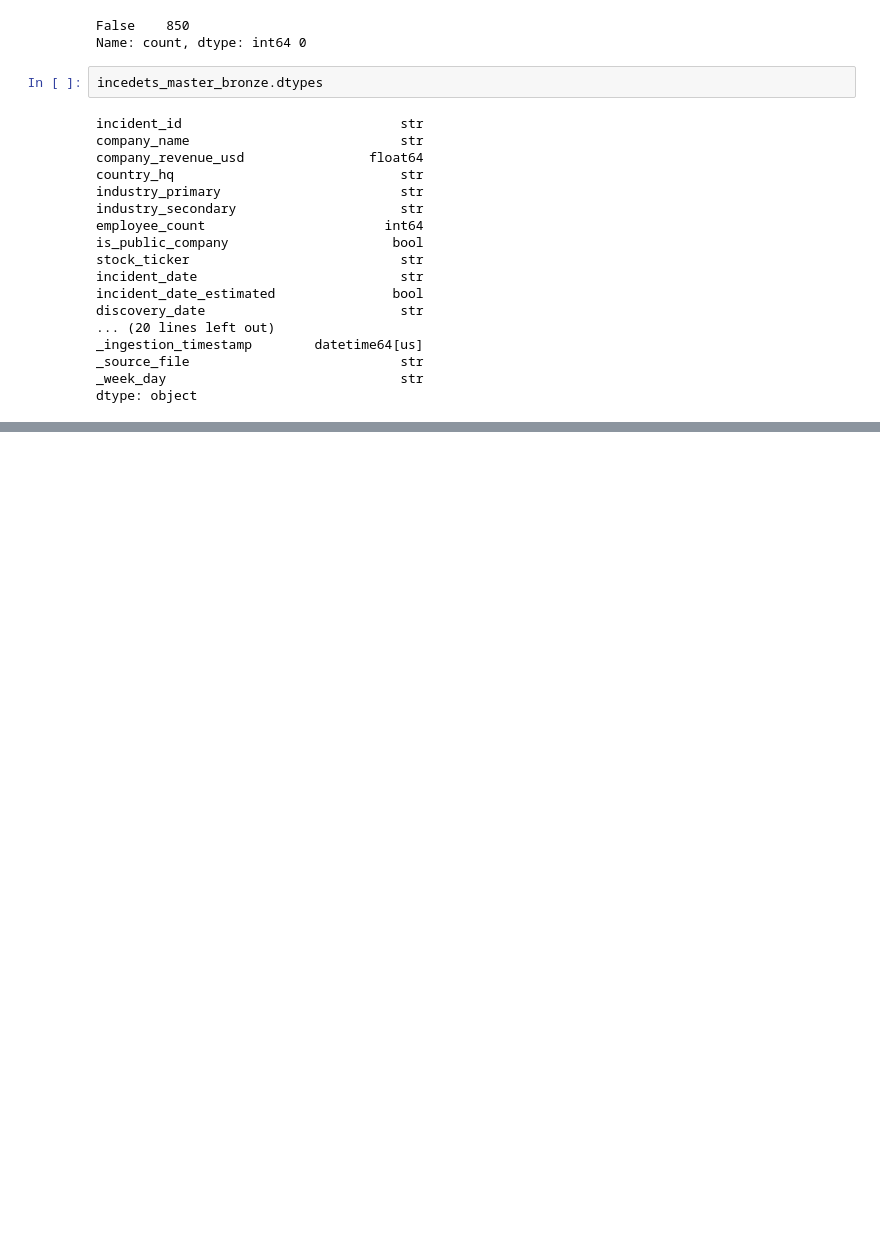
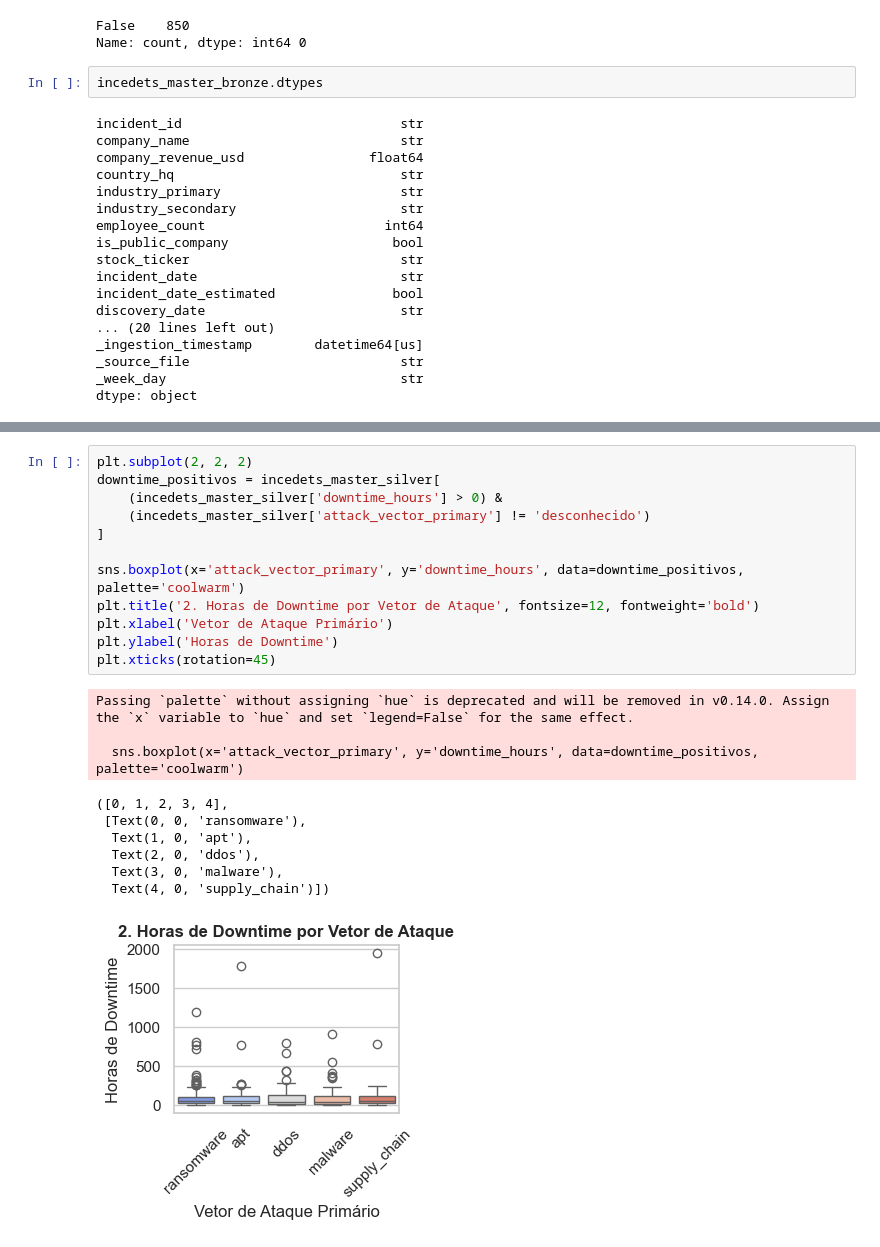
Before and after one commit to AlbertoGrey27/dataset_cyberseguran-a, a Jupyter notebook: dataset cybersecurity/incedets_master.ipynb, the cells around one changed output, grey strips where cells are left out. Cells and saved outputs as stored; diff of their text form; blank space fills up the shorter version.

```diff
--- a/dataset cybersecurity/incedets_master.ipynb
+++ b/dataset cybersecurity/incedets_master.ipynb
@@ -140,0 +250,23 @@ dtype: object
+# %%
+plt.subplot(2, 2, 2)
+downtime_positivos = incedets_master_silver[
+    (incedets_master_silver['downtime_hours'] > 0) &
+    (incedets_master_silver['attack_vector_primary'] != 'desconhecido')
+]
+
+sns.boxplot(x='attack_vector_primary', y='downtime_hours', data=downtime_positivos, palette='coolwarm')
+plt.title('2. Horas de Downtime por Vetor de Ataque', fontsize=12, fontweight='bold')
+plt.xlabel('Vetor de Ataque Primário')
+plt.ylabel('Horas de Downtime')
+plt.xticks(rotation=45)
+# %% [output]
+Passing `palette` without assigning `hue` is deprecated and will be removed in v0.14.0. Assign the `x` variable to `hue` and set `legend=False` for the same effect.
+
+  sns.boxplot(x='attack_vector_primary', y='downtime_hours', data=downtime_positivos, palette='coolwarm')
+([0, 1, 2, 3, 4],
+ [Text(0, 0, 'ransomware'),
+  Text(1, 0, 'apt'),
+  Text(2, 0, 'ddos'),
+  Text(3, 0, 'malware'),
+  Text(4, 0, 'supply_chain')])
+[figure, added]
```
Also changed, not shown: parts of 11 cells of this notebook, 13 other files.
